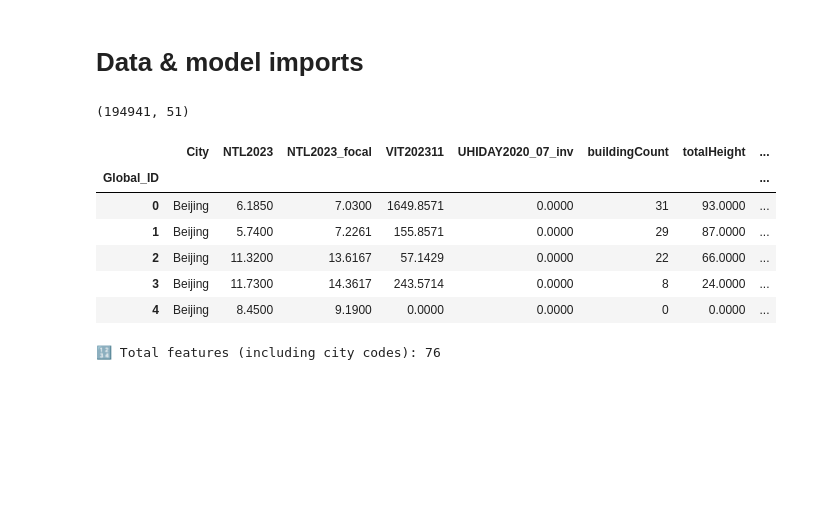
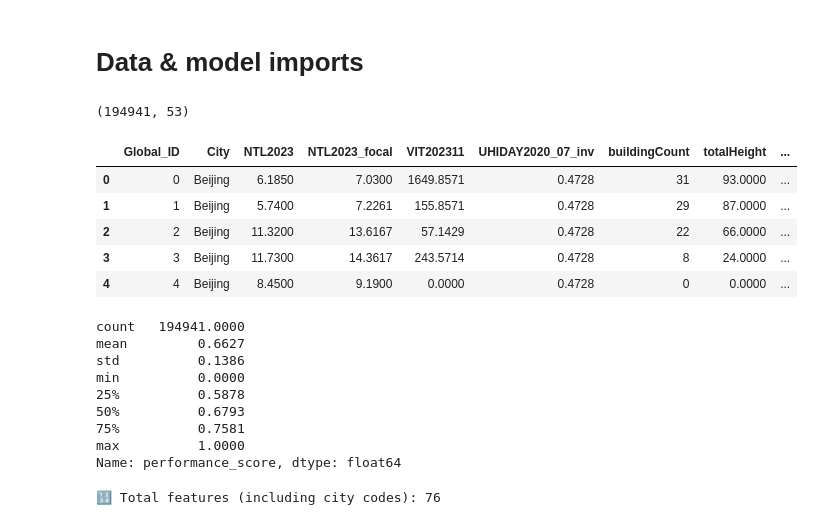
Before and after one commit to Sealxuyh/Urban-form, a Jupyter notebook: code/03_Model_interpret.ipynb, the cells around one changed output. Drawn from its saved outputs; the diff is of its cells as text; code cells hidden in the pictures; blank space fills up the shorter version.

```diff
--- a/code/03_Model_interpret.ipynb
+++ b/code/03_Model_interpret.ipynb
@@ -84,19 +84,30 @@ from pdpbox import pdp
 # %% [markdown]
 # Data & model imports
 # %%
-df = pd.read_csv('../data/grid500_36cities_with_eff_k500.csv', index_col=0)
+df = pd.read_csv('../data/grid500_36cities_3k_performance_score.csv', index_col=0)
 grid500 = df.copy()
 print(grid500.shape)
 grid500.head()
 # %% [output]
-(194941, 51)
+(194941, 53)
-|  | City | NTL2023 | NTL2023_focal | VIT202311 | UHIDAY2020_07_inv | buildingCount | totalHeight | ... |
-| Global_ID |  |  |  |  |  |  |  | ... |
-| 0 | Beijing | 6.1850 | 7.0300 | 1649.8571 | 0.0000 | 31 | 93.0000 | ... |
-| 1 | Beijing | 5.7400 | 7.2261 | 155.8571 | 0.0000 | 29 | 87.0000 | ... |
-| 2 | Beijing | 11.3200 | 13.6167 | 57.1429 | 0.0000 | 22 | 66.0000 | ... |
-| 3 | Beijing | 11.7300 | 14.3617 | 243.5714 | 0.0000 | 8 | 24.0000 | ... |
-| 4 | Beijing | 8.4500 | 9.1900 | 0.0000 | 0.0000 | 0 | 0.0000 | ... |
+|  | Global_ID | City | NTL2023 | NTL2023_focal | VIT202311 | UHIDAY2020_07_inv | buildingCount | totalHeight | ... |
+| 0 | 0 | Beijing | 6.1850 | 7.0300 | 1649.8571 | 0.4728 | 31 | 93.0000 | ... |
+| 1 | 1 | Beijing | 5.7400 | 7.2261 | 155.8571 | 0.4728 | 29 | 87.0000 | ... |
+| 2 | 2 | Beijing | 11.3200 | 13.6167 | 57.1429 | 0.4728 | 22 | 66.0000 | ... |
+| 3 | 3 | Beijing | 11.7300 | 14.3617 | 243.5714 | 0.4728 | 8 | 24.0000 | ... |
+| 4 | 4 | Beijing | 8.4500 | 9.1900 | 0.0000 | 0.4728 | 0 | 0.0000 | ... |
+# %%
+grid500['performance_score'].describe()
+# %% [output]
+count   194941.0000
+mean         0.6627
+std          0.1386
+min          0.0000
+25%          0.5878
+50%          0.6793
+75%          0.7581
+max          1.0000
+Name: performance_score, dtype: float64
 # %%
 features = [
     'buildingCount', 'totalHeight', 'avgHeight', 'basePerimeterTotal',
```
Also changed, not shown: parts of 9 cells of this notebook, 5 other files.
